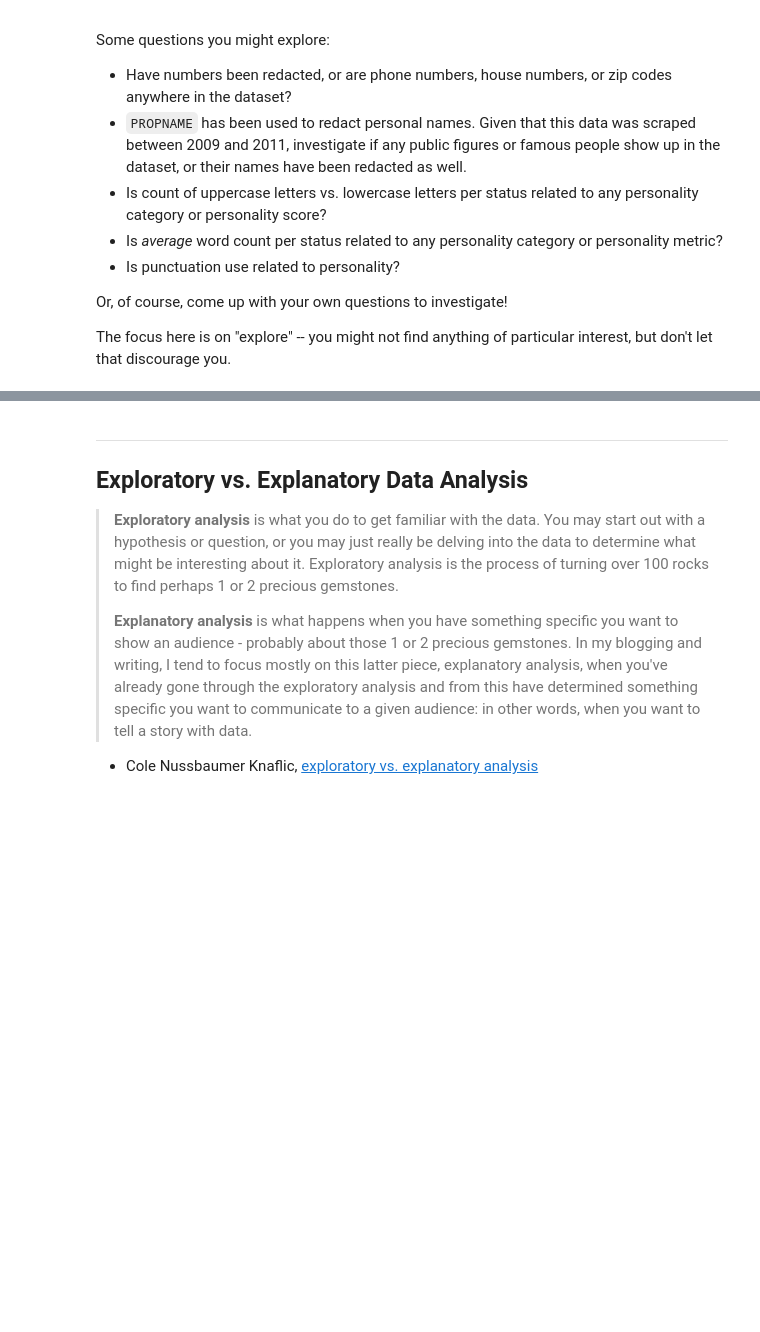
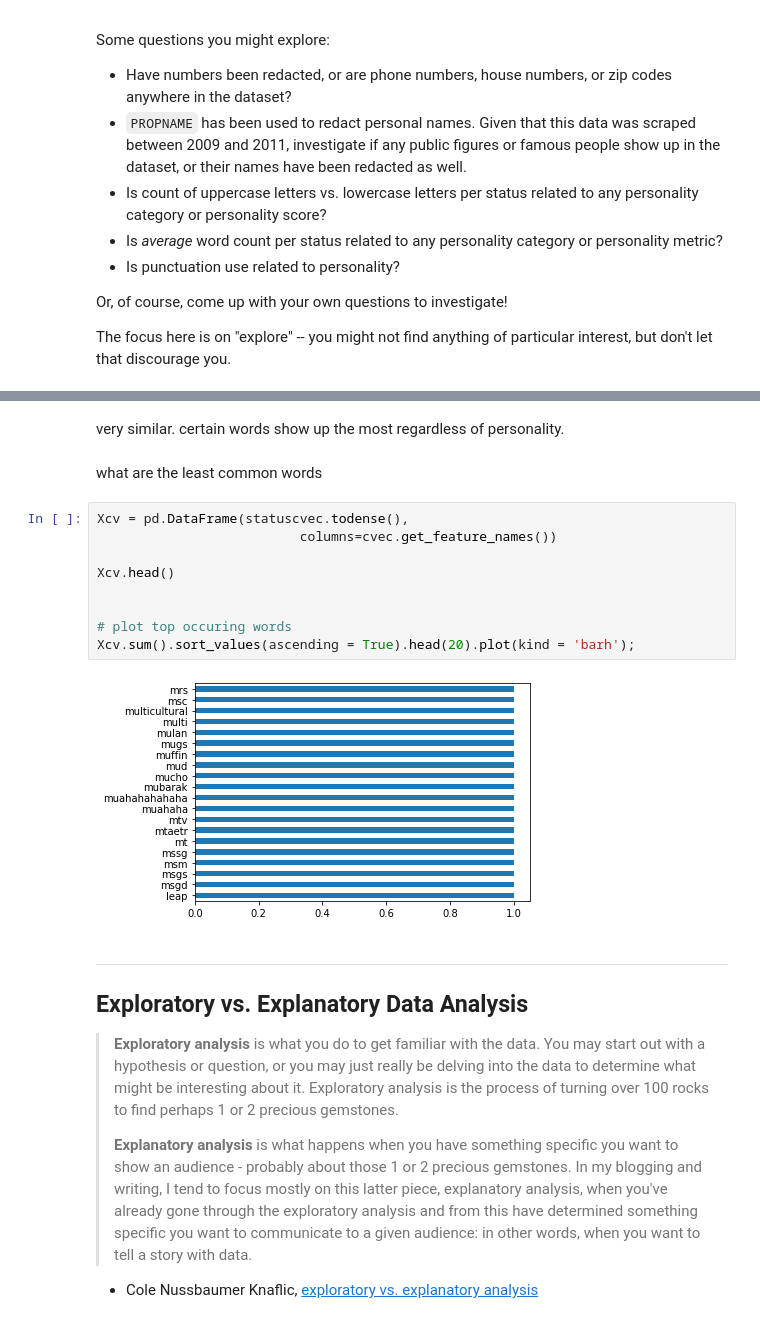
Before and after one commit to DavidMarmor/nlp_classification, a Jupyter notebook: labs/5.02-lab-nlp-eda-master/5.02-lab-nlp-eda-master/starter-code.ipynb, the cells around one changed output, grey strips where cells are left out. Drawn from its saved outputs; the diff is of its cells as text; blank space fills up the shorter version.

```diff
--- a/labs/5.02-lab-nlp-eda-master/5.02-lab-nlp-eda-master/starter-code.ipynb
+++ b/labs/5.02-lab-nlp-eda-master/5.02-lab-nlp-eda-master/starter-code.ipynb
@@ -445,3 +497,18 @@ The focus here is on "explore" -- you might not find anything of particular inte
+# %% [markdown]
+very similar. certain words show up the most regardless of personality.
+# %% [markdown]
+what are the least common words
+# %%
+Xcv = pd.DataFrame(statuscvec.todense(),
+                          columns=cvec.get_feature_names())
+
+Xcv.head()
+
+
+# plot top occuring words
+Xcv.sum().sort_values(ascending = True).head(20).plot(kind = 'barh');
+# %% [output]
+[figure, added]
 # %% [markdown]
 ---
 
```
Also changed, not shown: parts of 14 cells of this notebook.
